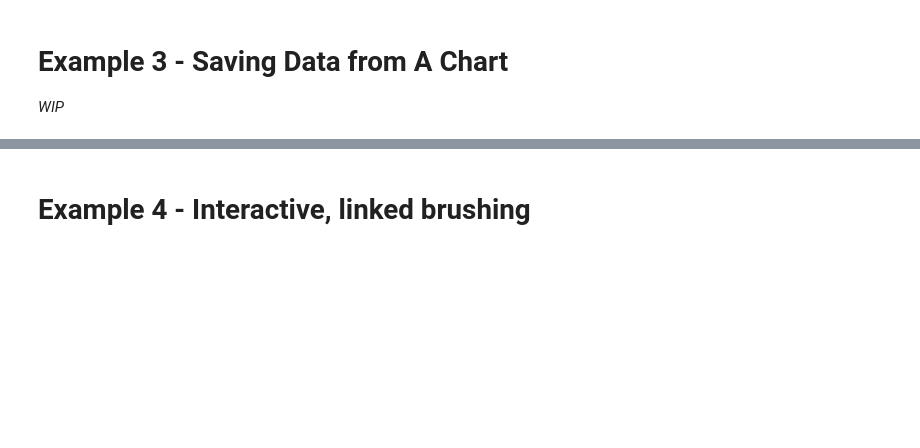
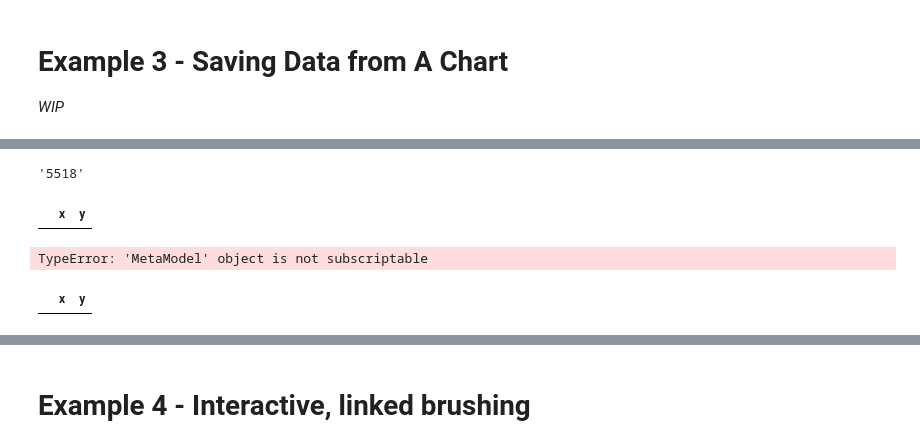
Before and after one commit to surfaceowl-ai/python_visualizations, a Jupyter notebook: notebooks/02_bokeh_chapter.ipynb, the cells around one changed output, grey strips where cells are left out. Cells and saved outputs as stored; diff of their text form; code cells hidden in the pictures; blank space fills up the shorter version.

```diff
--- a/notebooks/02_bokeh_chapter.ipynb
+++ b/notebooks/02_bokeh_chapter.ipynb
@@ -166,0 +315,22 @@ interactive(children=(Dropdown(description='function', options=('sin', 'cos', 't
+# %%
+display(table.source.id)
+
+x = table.source.to_df()
+
+display(x)
+# %% [output]
+'5518'
+|  | x | y |
+# %%
+df4 = ColumnDataSource['id':'5518'].to_df()
+
+df4
+# %% [output]
+TypeError: 'MetaModel' object is not subscriptable
+# %%
+# what if we try to work with s2 directly?
+
+df3 = s2.to_df()
+df3
+# %% [output]
+|  | x | y |
```
Also changed, not shown: parts of 7 cells of this notebook, 1 other file.
